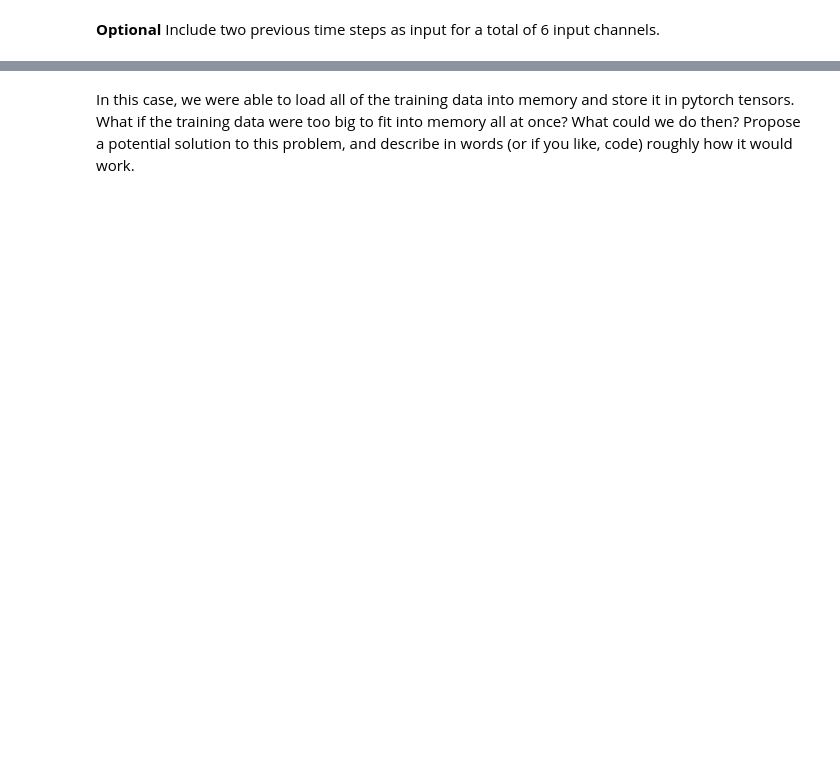
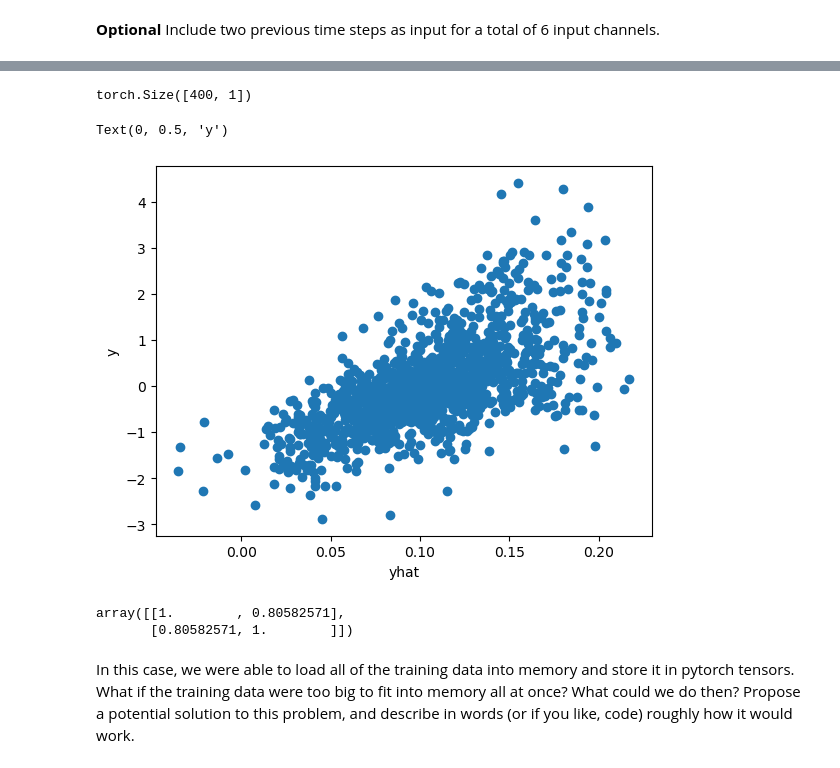
Before and after one commit to QuentinRauschenbach/Deep_Learning, a Jupyter notebook: excersise/Kopie_von_04_Convolutional_Networks.ipynb, the cells around one changed output, grey strips where cells are left out. Cells and saved outputs as stored; diff of their text form; code cells hidden in the pictures; blank space fills up the shorter version.

```diff
--- a/excersise/Kopie_von_04_Convolutional_Networks.ipynb
+++ b/excersise/Kopie_von_04_Convolutional_Networks.ipynb
@@ -549,2 +589,7 @@ performance was worse with 400 and difference between one and two channels also
 # %% [markdown]
 **Optional** Include two previous time steps as input for a total of 6 input channels.
+# %%
+print(t_enso[3:],t_enso[3:].shape)
+for t in range(3):
+    print(sst.time.values[2-t:-4+t],sst.time.values[2-t:-(4+t)].shape)
+    print(hc.time.values[2-t:-4+t],hc.time.values[2-t:-(4+t)].shape)
@@ -551,2 +641,49 @@ performance was worse with 400 and difference between one and two channels also
+# %%
+conv3 = ConvNet(input_channels=6)
+for x_batch, y_batch in data_loader3:
+    test_x_batch = x_batch
+    test_y_batch = y_batch
+    break
+
+test_out = conv3(test_x_batch)
+print(test_out.shape)
+# %% [output]
+torch.Size([400, 1])
+# %%
+conv3 = ConvNet(input_channels=6)
+n_epochs = 100
+learning_rate = 0.01  # adjust this if necessary
+
+lossfunc = torch.nn.MSELoss()
+optimizer = torch.optim.SGD(conv3.parameters(), lr=learning_rate)
+Loss3     = []
+
+for epoch in tqdm(range(n_epochs)):
+    for batch_index, batch in enumerate(data_loader3):
+        # note that each time this loop is run through, the order of the data is randomly permuted!
+        x_batch, y_batch = batch
+        optimizer.zero_grad()
+
+        yhat_batch = conv3(x_batch)
+        loss = lossfunc(y_batch,yhat_batch)
+        Loss3.append(loss.detach().numpy())
+
+        loss.backward()
+        torch.no_grad()
+        optimizer.step()  # this will update parameters using torch.no_grad()
+        #optimzer.zero_grad()
+# %%
+yhat3 = conv3(x2_norm1).detach().numpy()
+plt.scatter(yhat3,y2_norm1.detach().numpy())
+plt.xlabel("yhat")
+plt.ylabel("y")
+# %% [output]
+Text(0, 0.5, 'y')
+[figure, added]
+# %%
+np.corrcoef(np.squeeze(yhat3),np.squeeze(y2_norm1.detach().numpy()))
+# %% [output]
+array([[1.        , 0.80582571],
+       [0.80582571, 1.        ]])
 # %% [markdown]
 In this case, we were able to load all of the training data into memory and store it in pytorch tensors. What if the training data were too big to fit into memory all at once? What could we do then? Propose a potential solution to this problem, and describe in words (or if you like, code) roughly how it would work.
```
Also changed, not shown: parts of 35 cells of this notebook.
